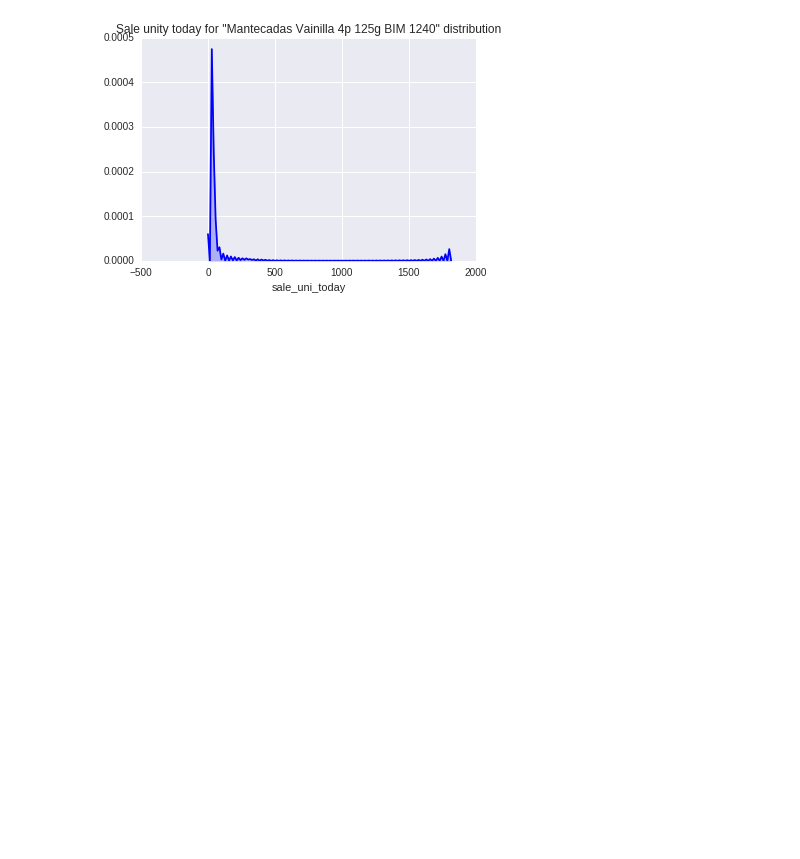
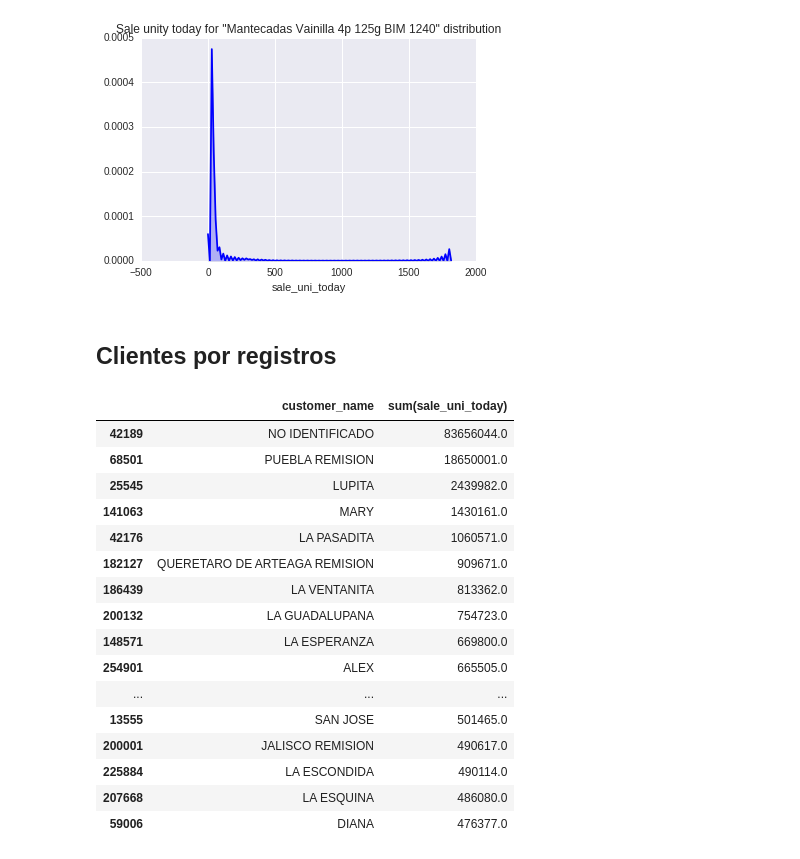
Before and after one commit to jasam/bimbo_challenge, a Jupyter notebook: Bimbo challenge.ipynb, the cells around one changed output. Cells and saved outputs as stored; diff of their text form; code cells hidden in the pictures; blank space fills up the shorter version.

```diff
--- a/Bimbo challenge.ipynb
+++ b/Bimbo challenge.ipynb
@@ -385,3 +385,5 @@ sns.distplot(product_grouped_pandas.sale_uni_today, hist=False, color="b", kde_k
 # %% [output]
 <matplotlib.axes._subplots.AxesSubplot at 0x...>
 [figure]
+# %% [markdown]
+## Clientes por registros
@@ -387,0 +398,21 @@ sns.distplot(product_grouped_pandas.sale_uni_today, hist=False, color="b", kde_k
+# %%
+customer_grouped_pandas = customer_grouped_pandas.sort_values(by='sum(sale_uni_today)', ascending=0)
+customer_grouped_pandas.head(25)
+# %% [output]
+|  | customer_name | sum(sale_uni_today) |
+| 42189 | NO IDENTIFICADO | 83656044.0 |
+| 68501 | PUEBLA REMISION | 18650001.0 |
+| 25545 | LUPITA | 2439982.0 |
+| 141063 | MARY | 1430161.0 |
+| 42176 | LA PASADITA | 1060571.0 |
+| 182127 | QUERETARO DE ARTEAGA REMISION | 909671.0 |
+| 186439 | LA VENTANITA | 813362.0 |
+| 200132 | LA GUADALUPANA | 754723.0 |
+| 148571 | LA ESPERANZA | 669800.0 |
+| 254901 | ALEX | 665505.0 |
+| ... | ... | ... |
+| 13555 | SAN JOSE | 501465.0 |
+| 200001 | JALISCO REMISION | 490617.0 |
+| 225884 | LA ESCONDIDA | 490114.0 |
+| 207668 | LA ESQUINA | 486080.0 |
+| 59006 | DIANA | 476377.0 |
```
Also changed, not shown: parts of 2 cells of this notebook, 16 other files.
